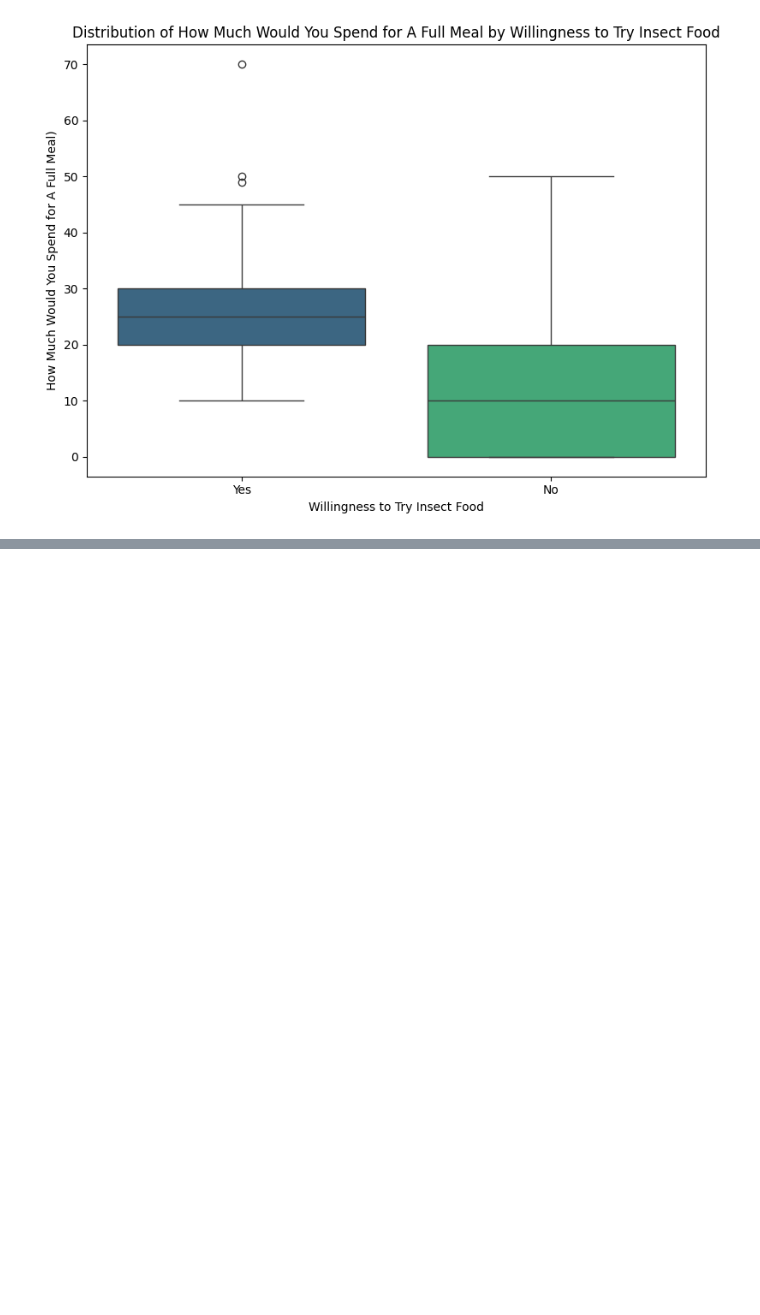
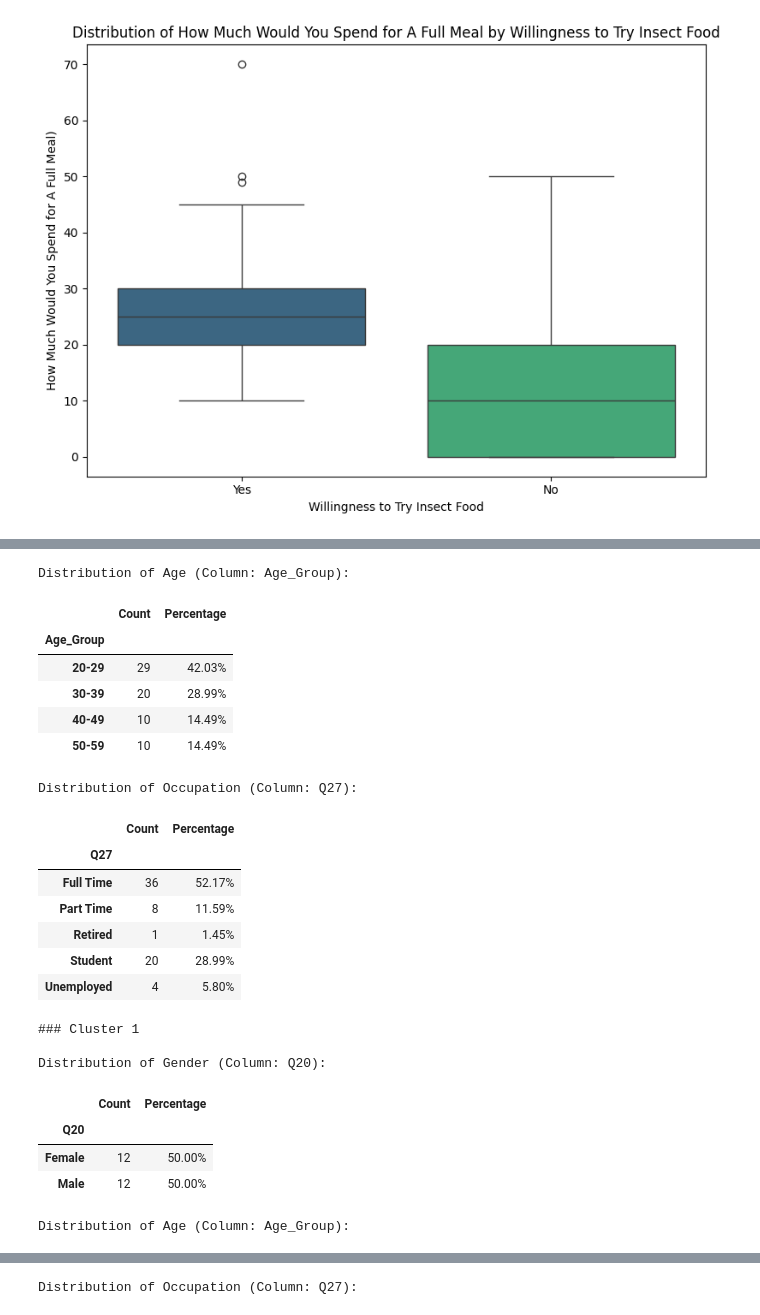
Before and after one commit to rix031110/Projects, a Jupyter notebook: 1.Novel_Food_Business_Analysis.ipynb, the cells around one changed output, grey strips where cells are left out. Drawn from its saved outputs; the diff is of its cells as text; code cells hidden in the pictures; blank space fills up the shorter version.

```diff
--- a/1.Novel_Food_Business_Analysis.ipynb
+++ b/1.Novel_Food_Business_Analysis.ipynb
@@ -791,0 +932,56 @@ Based on the elbow plot, you can choose an optimal `k`. For demonstration, let's
+# %%
+import pandas as pd
+
+# Add cluster labels to the main DataFrame 'df'
+# The cluster labels (kmeans_5_clusters.labels_) correspond to the rows in 'final_data_cleaned',
+# which has the same index as 'df' (193 rows each).
+df_clustered = df.copy()
+df_clustered['Cluster'] = kmeans_5_clusters.labels_
+
+# Columns for which distributions are requested
+analysis_columns = {
+    'Q20': 'Gender',        # Mapped to Male/Female
+    'Age_Group': 'Age',     # Derived from Q19 into age groups
+    'Q27': 'Occupation'     # Mapped to Student/Part Time/etc.
+}
+
+# Clusters to analyze - added cluster 3
+target_clusters = [0, 1, 2, 3, 4]
+
+print("--- Distribution Analysis for Selected Clusters ---\n")
+
+# Iterate through each target cluster
+for cluster_id in target_clusters:
+    print(f"### Cluster {cluster_id}\n")
+    cluster_data = df_clustered[df_clustered['Cluster'] == cluster_id]
+
+    # Iterate through each analysis column (Gender, Age, Occupation)
+    for col_name, display_name in analysis_columns.items():
+        print(f"Distribution of {display_name} (Column: {col_name}):")
+
+        # Calculate value counts
+        # dropna=False ensures that NaN values, if any, are counted.
+        counts = cluster_data[col_name].value_counts(dropna=False)
+        total_count = counts.sum()
+
+        if total_count == 0:
+            print("  No data for this cluster in this column.\n")
+            continue
+
+        # Calculate percentages
+        percentages = cluster_data[col_name].value_counts(normalize=True, dropna=False) * 100
+
+        # Combine counts and percentages into a single DataFrame for display
+        distribution_df = pd.DataFrame({
+            'Count': counts,
+            'Percentage': percentages
+        }).sort_index() # Sort by index for consistent output order
+
+        # Format percentages to 2 decimal places for readability
+        distribution_df['Percentage'] = distribution_df['Percentage'].map('{:.2f}%'.format)
+
+        display(distribution_df)
+        print("\n")
+
+print("Note: Q20 represents Gender, Age_Group represents Age (derived from Q19), and Q27 represents Occupation, based on previous data mappings.")
+# %% [output]
@@ -791,0 +997,23 @@ Based on the elbow plot, you can choose an optimal `k`. For demonstration, let's
+Distribution of Age (Column: Age_Group):
+|  | Count | Percentage |
+| Age_Group |  |  |
+| 20-29 | 29 | 42.03% |
+| 30-39 | 20 | 28.99% |
+| 40-49 | 10 | 14.49% |
+| 50-59 | 10 | 14.49% |
+Distribution of Occupation (Column: Q27):
+|  | Count | Percentage |
+| Q27 |  |  |
+| Full Time | 36 | 52.17% |
+| Part Time | 8 | 11.59% |
+| Retired | 1 | 1.45% |
+| Student | 20 | 28.99% |
+| Unemployed | 4 | 5.80% |
+### Cluster 1
+
+Distribution of Gender (Column: Q20):
+|  | Count | Percentage |
+| Q20 |  |  |
+| Female | 12 | 50.00% |
+| Male | 12 | 50.00% |
+Distribution of Age (Column: Age_Group):
@@ -791,0 +1026 @@ Based on the elbow plot, you can choose an optimal `k`. For demonstration, let's
+Distribution of Occupation (Column: Q27):
```
Also changed, not shown: parts of 16 cells of this notebook.
